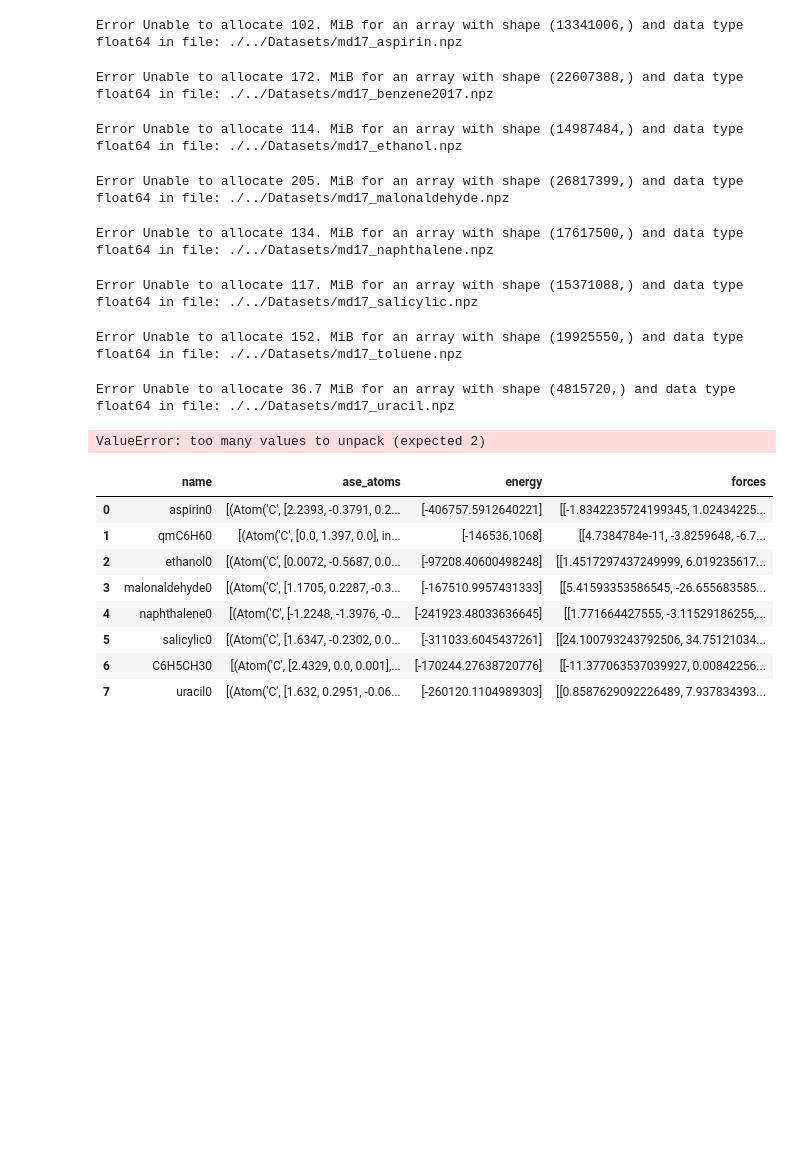
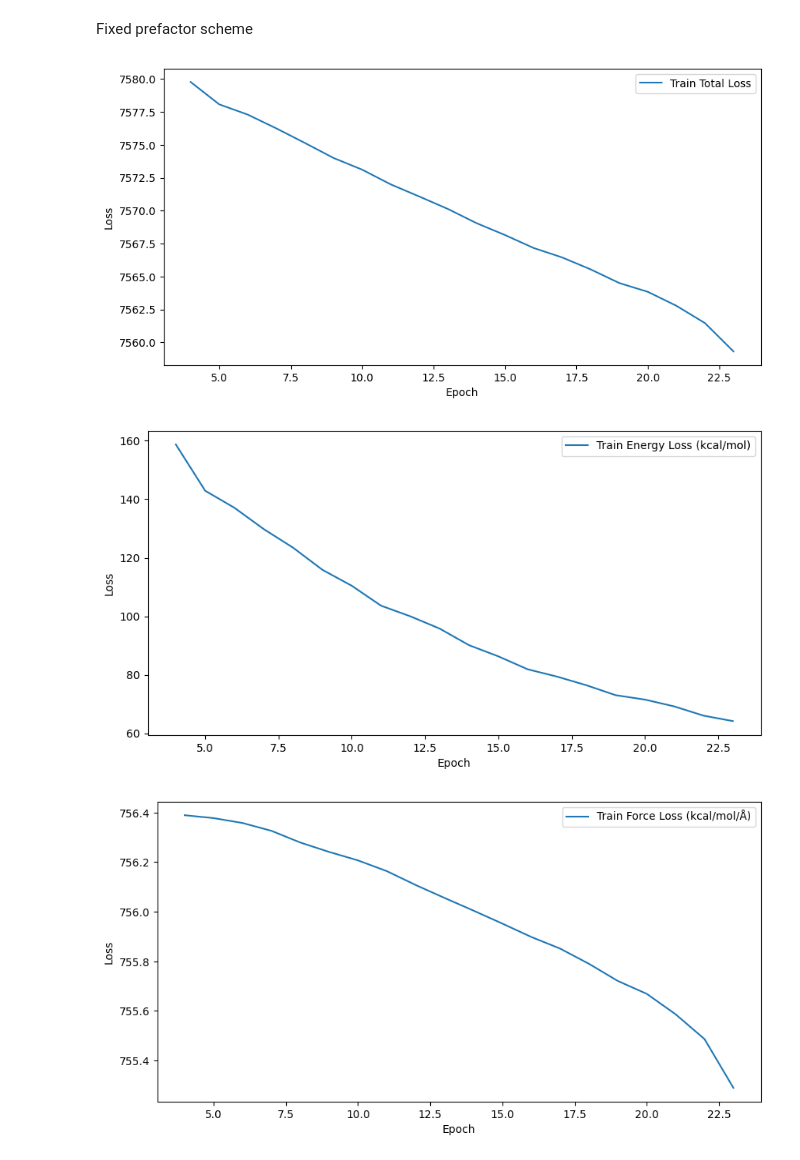
Before and after one commit to AaronJacques/long-range-ml-potential, a Jupyter notebook: Neural-Network/testing_notebook.ipynb, the cells around one changed output. Saved outputs shown, nothing was run; the diff lists cells and outputs as text; code cells hidden in the pictures; blank space fills up the shorter version.

Commit message:
Better logging. Function to plot logs. Bug fix: Mean calculated for force loss on the three dimensions. Bug fix: weights are updated correctly Bug fix: Val dataset correctly used

```diff
--- a/Neural-Network/testing_notebook.ipynb
+++ b/Neural-Network/testing_notebook.ipynb
@@ -57,3 +9,0 @@ TypeError: int() argument must be a string, a bytes-like object or a number, not
-# %%
-path = "./../Datasets/Cu-Ethanol_df_preprocessed_grid_size_1.pkl.gzip"
-ds = create_tf_dataset(path)
@@ -174,37 +13,0 @@ def convert_files_to_df(files, n_samples_per=1000, val_split=0.1):
-# %%
-files = ['./../Datasets/md17_aspirin.npz',
-         './../Datasets/md17_benzene2017.npz',
-         './../Datasets/md17_ethanol.npz',
-         './../Datasets/md17_malonaldehyde.npz',
-         './../Datasets/md17_naphthalene.npz',
-         './../Datasets/md17_salicylic.npz',
-         './../Datasets/md17_toluene.npz',
-         './../Datasets/md17_uracil.npz']
-
-train_df, val_df = convert_files_to_df(files, n_samples_per=550)
-
-# save df
-train_df.to_pickle("./../Datasets/train_df_8_molecules.pkl.gzip", compression="gzip")
-val_df.to_pickle("./../Datasets/val_df_8_molecules.pkl.gzip", compression="gzip")
-# %% [output]
-Error Unable to allocate 102. MiB for an array with shape (13341006,) and data type float64 in file: ./../Datasets/md17_aspirin.npz
-Error Unable to allocate 172. MiB for an array with shape (22607388,) and data type float64 in file: ./../Datasets/md17_benzene2017.npz
-Error Unable to allocate 114. MiB for an array with shape (14987484,) and data type float64 in file: ./../Datasets/md17_ethanol.npz
-Error Unable to allocate 205. MiB for an array with shape (26817399,) and data type float64 in file: ./../Datasets/md17_malonaldehyde.npz
-Error Unable to allocate 134. MiB for an array with shape (17617500,) and data type float64 in file: ./../Datasets/md17_naphthalene.npz
-Error Unable to allocate 117. MiB for an array with shape (15371088,) and data type float64 in file: ./../Datasets/md17_salicylic.npz
-Error Unable to allocate 152. MiB for an array with shape (19925550,) and data type float64 in file: ./../Datasets/md17_toluene.npz
-Error Unable to allocate 36.7 MiB for an array with shape (4815720,) and data type float64 in file: ./../Datasets/md17_uracil.npz
-ValueError: too many values to unpack (expected 2)
-# %%
-df
-# %% [output]
-|  | name | ase_atoms | energy | forces |
-| 0 | aspirin0 | [(Atom('C', [2.2393, -0.3791, 0.2... | [-406757.5912640221] | [[-1.8342235724199345, 1.02434225... |
-| 1 | qmC6H60 | [(Atom('C', [0.0, 1.397, 0.0], in... | [-146536.1068] | [[4.7384784e-11, -3.8259648, -6.7... |
-| 2 | ethanol0 | [(Atom('C', [0.0072, -0.5687, 0.0... | [-97208.40600498248] | [[1.4517297437249999, 6.019235617... |
-| 3 | malonaldehyde0 | [(Atom('C', [1.1705, 0.2287, -0.3... | [-167510.9957431333] | [[5.41593353586545, -26.655683585... |
-| 4 | naphthalene0 | [(Atom('C', [-1.2248, -1.3976, -0... | [-241923.48033636645] | [[1.771664427555, -3.11529186255,... |
-| 5 | salicylic0 | [(Atom('C', [1.6347, -0.2302, 0.0... | [-311033.6045437261] | [[24.100793243792506, 34.75121034... |
-| 6 | C6H5CH30 | [(Atom('C', [2.4329, 0.0, 0.001],... | [-170244.27638720776] | [[-11.377063537039927, 0.00842256... |
-| 7 | uracil0 | [(Atom('C', [1.632, 0.2951, -0.06... | [-260120.1104989303] | [[0.8587629092226489, 7.937834393... |
@@ -210,0 +83,8 @@ df
+# %% [markdown]
+Fixed prefactor scheme
+# %%
+plot_loss("Model-aspirin_grid_size_1.5_n_samples_40000-DS-0.0005-lr-12000.0-decay-steps13-34-47", skip=4)
+# %% [output]
+[figure, added]
+[figure, added]
+[figure, added]
```
Also changed, not shown: parts of 14 cells of this notebook, 5 other files.
